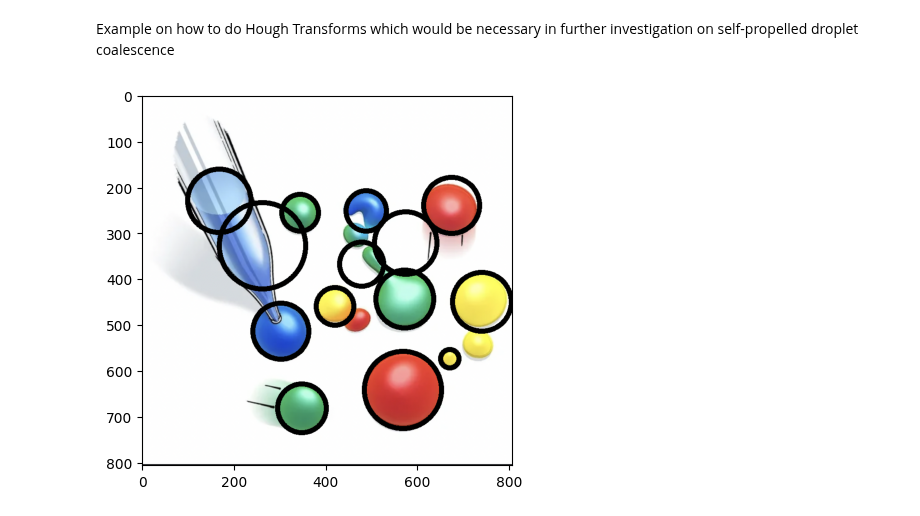
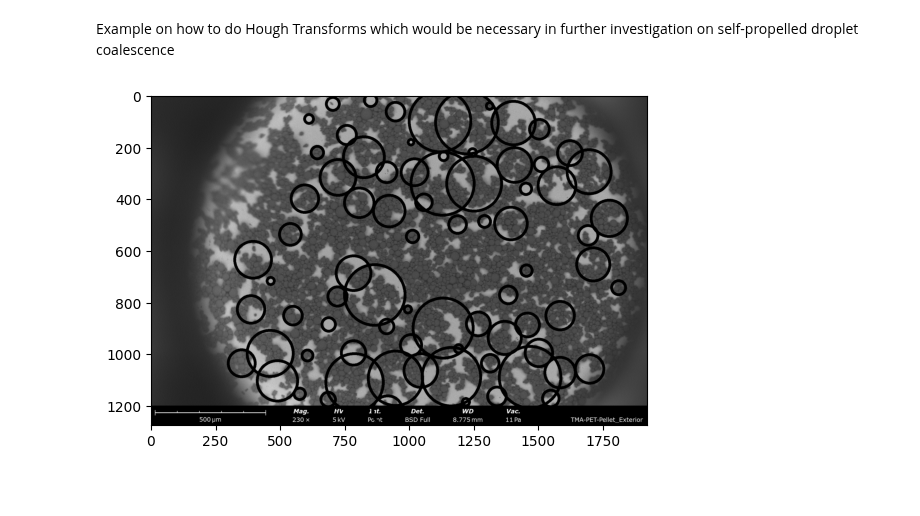
Before and after one commit to lemontang3/Python_Physics, a Jupyter notebook: Hough Circle Transform.ipynb, the cells around one changed output. Saved outputs shown, nothing was run; the diff lists cells and outputs as text; code cells hidden in the pictures; blank space fills up the shorter version.

Commit message:
Physiciiciisis

```diff
--- a/Hough Circle Transform.ipynb
+++ b/Hough Circle Transform.ipynb
@@ -8,19 +8,19 @@ import os
 # %%
 def houghCirlceTransform():
     root = os.getcwd()
-    imgPath = os.path.join(root,"/workspaces/Python_Physics/Screenshot 2024-08-06 at 8.36.35 PM.png")
+    imgPath = os.path.join(root,"/workspaces/Python_Physics/Images/PDVB Butanol 4% wt to vol (1).jpeg")
     img = cv.imread(imgPath)
     imgRGB = cv.cvtColor(img,cv.COLOR_BGR2RGB)
     imgGray = cv.cvtColor(img,cv.COLOR_BGR2GRAY)
     imgGray = cv.medianBlur(imgGray,21)
     circles = cv.HoughCircles(imgGray,cv.HOUGH_GRADIENT,dp=1,minDist=100,param1=150,param2=15,minRadius=5,maxRadius=150)
     circles = np.uint16(np.around(circles))
     for circle in circles[0,:]:
         cv.circle(imgRGB,(circle[0],circle[1]),circle[2],(0,0,0),10)
     plt.figure()
     plt.imshow(imgRGB)
     plt.show()
 if __name__ == "__main__":
     houghCirlceTransform()
 # %% [output]
-[figure, old version]
+[figure, new version]
```
Also changed, not shown: 10 other files.
